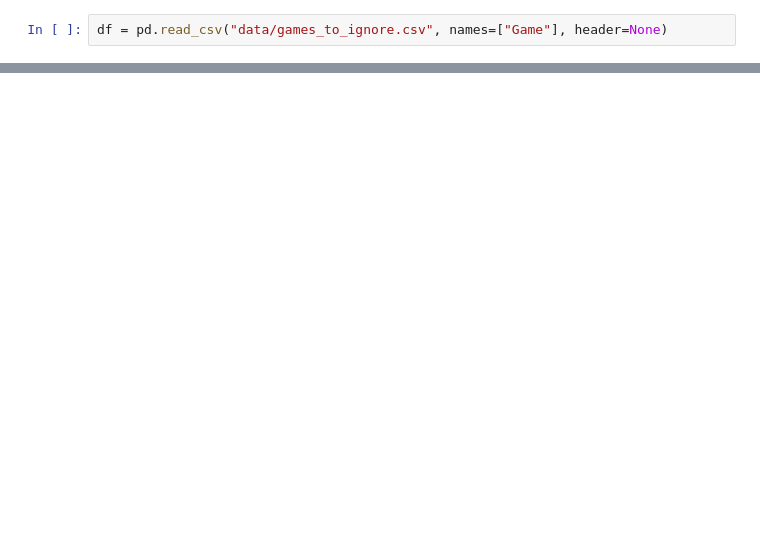
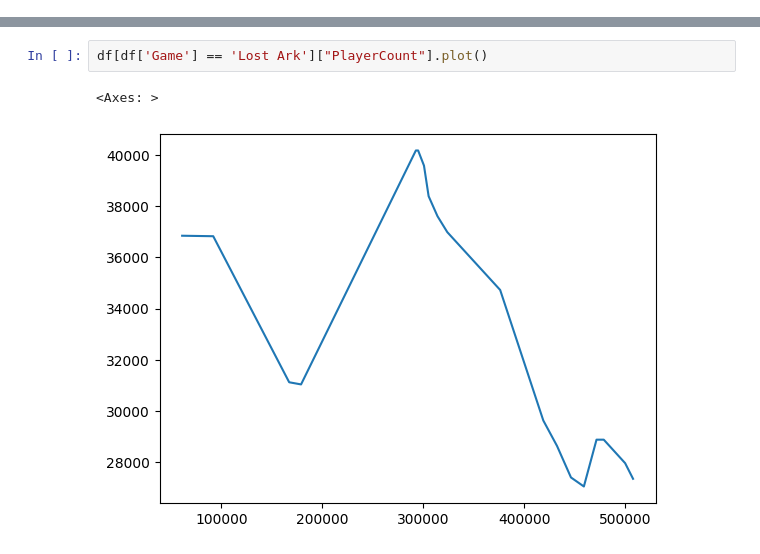
Before and after one commit to ZachFara/UChicago_Analytics_Hackathon_2023, a Jupyter notebook: analysis.ipynb, the cells around one changed output, grey strips where cells are left out. Cells and saved outputs as stored; diff of their text form; blank space fills up the shorter version.

```diff
--- a/analysis.ipynb
+++ b/analysis.ipynb
@@ -21,2 +23,0 @@ df[df['PlayerCount'] > 1000]
-# %%
-df = pd.read_csv("data/games_to_ignore.csv", names=["Game"], header=None)
@@ -27,3 +24,8 @@ df.shape
+# %%
+df[df['Game'] == 'Lost Ark']["PlayerCount"].plot()
+# %% [output]
+<Axes: >
+[figure, added]
 # %%
 import requests
 
```
Also changed, not shown: parts of 9 cells of this notebook, 7 other files.
